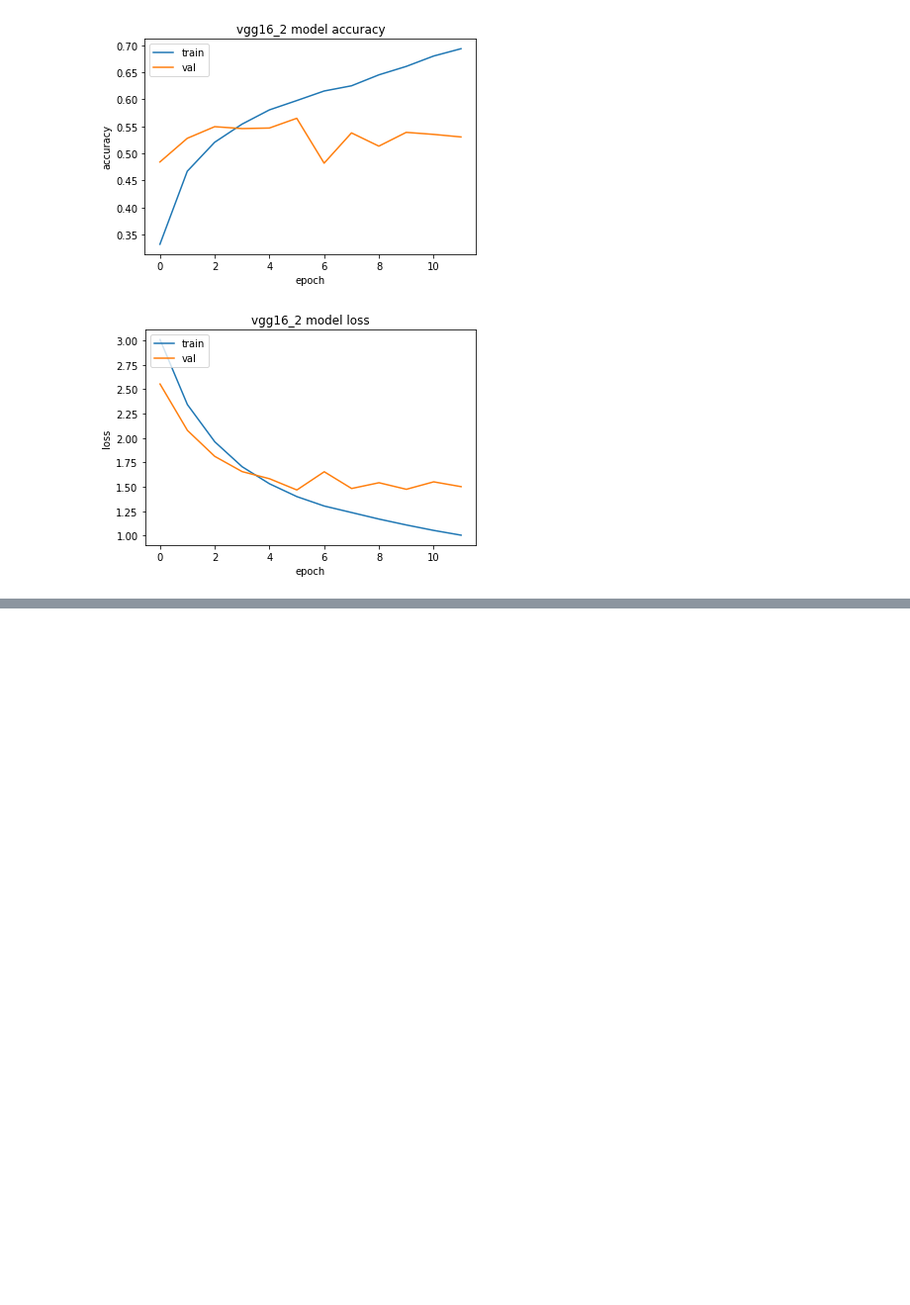
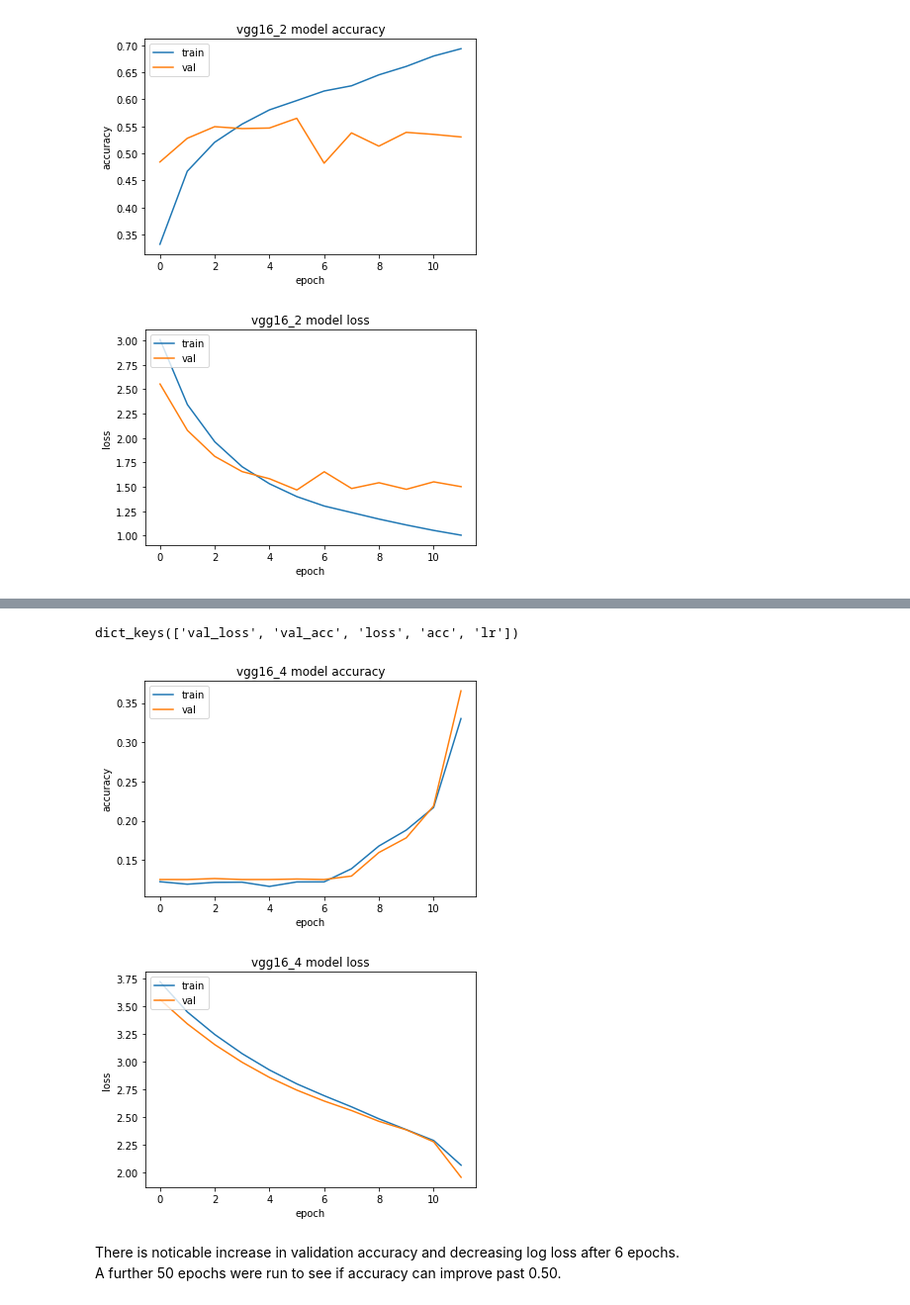
Before and after one commit to kuangweihuang/MIDS_w210_capstone_mb_kh_ws, a Jupyter notebook: 4.0_cnn_genre_classification_transfer_learning.ipynb, the cells around one changed output, grey strips where cells are left out. Shown: that part at 99% size. Drawn from its saved outputs; the diff is of its cells as text; code cells hidden in the pictures; blank space fills up the shorter version.

```diff
--- a/4.0_cnn_genre_classification_transfer_learning.ipynb
+++ b/4.0_cnn_genre_classification_transfer_learning.ipynb
@@ -35,7 +58,12 @@ from sklearn import preprocessing
 # %% [markdown]
 #### 4.1.2 Setting data directories <a class="anchor" id="1.2"></a>
 # %%
-ds_description = '5x10s'
+ds_description = '2x10s'
+# # Reading in pre-generated seed file
+# df_seed = pd.read_csv('./random_seed.csv', delimiter=',')
+# Set seed num, if no seed number, set as None
+ds_seed_num = 'seed168'
+
 # Set the directory for the spectrograms
 data_dir = f'./data/spect_subsample_{ds_description}_np'
 print("Directory of spectrograms: {}".format(data_dir))
@@ -119,7 +180,7 @@ def mkdir_p(mypath):
 # %%
 # Read in the spectrogram and labels data from the .npy files
 train_X, train_Y, val_X, val_Y, test_X, test_Y = load_data(
-    data_dir, ds_description, 'X', 'Y')
+    data_dir, ds_description, ds_seed_num, 'X', 'Y')
 # %% [output]
 Loading .npy data files...
 
@@ -135 +198,10 @@ Shape of 'test_Y': (4000, 8)
+# %%
+# Select one of the relevant preprocess_input based on the model used (eg. VGG16, NASNet, etc...)
+
+from keras.applications.vgg16 import preprocess_input
+#from keras.applications.nasnet import preprocess_input
+
+train_X = preprocess_input(train_X)
+val_X = preprocess_input(val_X)
+test_X = preprocess_input(test_X)
 # %% [markdown]
@@ -638,0 +696,9 @@ dict_keys(['val_loss', 'val_acc', 'loss', 'acc', 'lr'])
+# %%
+show_summary_stats(history, model_name)
+# %% [output]
+dict_keys(['val_loss', 'val_acc', 'loss', 'acc', 'lr'])
+[figure, added]
+[figure, added]
+# %% [markdown]
+There is noticable increase in validation accuracy and decreasing log loss after 6 epochs.<br>
+A further 50 epochs were run to see if accuracy can improve past 0.50.
```
Also changed, not shown: parts of 38 cells of this notebook, 3 other files.
